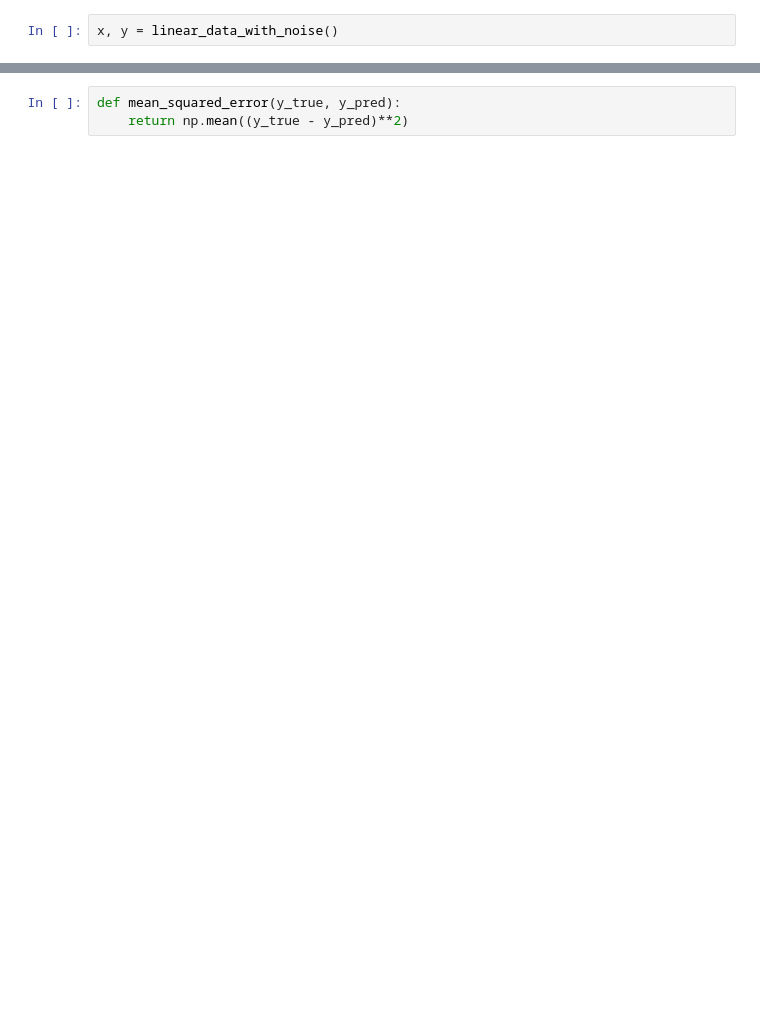
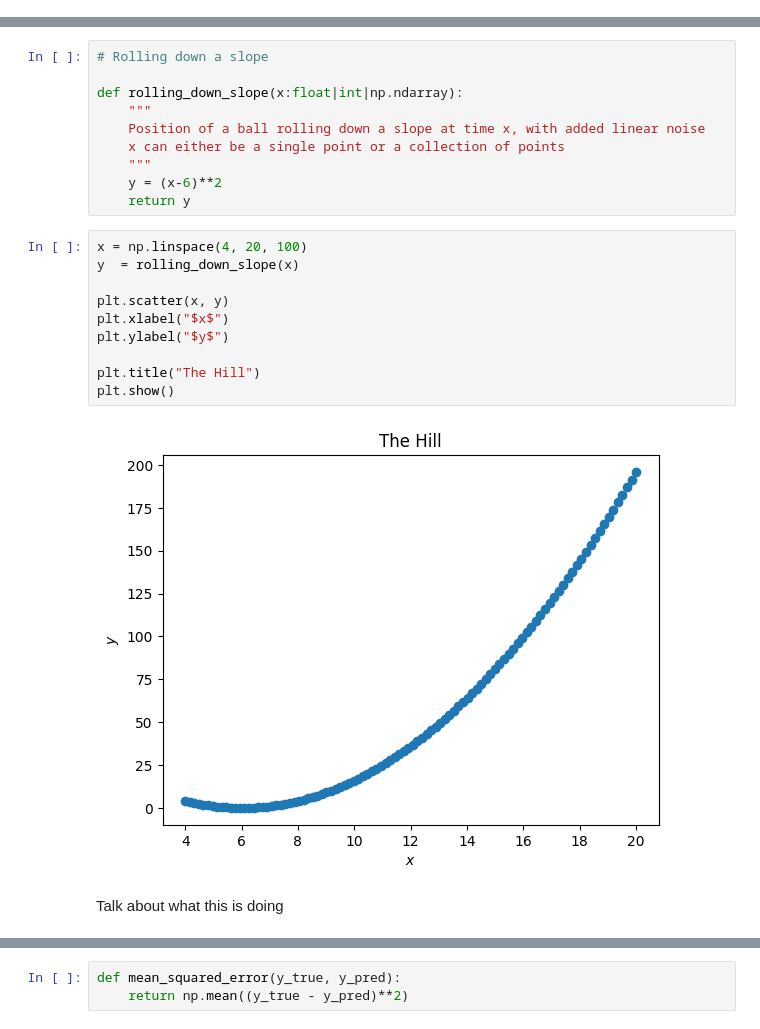
Before and after one commit to BNL-Fermilab-RENEW/tutorials_2025, a Jupyter notebook: RegressionClassification/RegressionClassification-Guide.ipynb, the cells around one changed output, grey strips where cells are left out. Cells and saved outputs as stored; diff of their text form; blank space fills up the shorter version.

```diff
--- a/RegressionClassification/RegressionClassification-Guide.ipynb
+++ b/RegressionClassification/RegressionClassification-Guide.ipynb
@@ -74,2 +0,0 @@ def linear_data_with_noise(seed=123, scale=0.5, N=100, slope=2.5, y_intercept=0.
-# %%
-x, y = linear_data_with_noise()
@@ -86,0 +37,24 @@ Suppose we fix $m$ and $b$ to some values $m_0$ and $b_0$. We now have a model w
+# %%
+# Rolling down a slope
+
+def rolling_down_slope(x:float|int|np.ndarray):
+    """
+    Position of a ball rolling down a slope at time x, with added linear noise
+    x can either be a single point or a collection of points
+    """
+    y = (x-6)**2
+    return y
+# %%
+x = np.linspace(4, 20, 100)
+y  = rolling_down_slope(x)
+
+plt.scatter(x, y)
+plt.xlabel("$x$")
+plt.ylabel("$y$")
+
+plt.title("The Hill")
+plt.show()
+# %% [output]
+[figure, added]
+# %% [markdown]
+Talk about what this is doing
```
Also changed, not shown: parts of 130 cells of this notebook.
